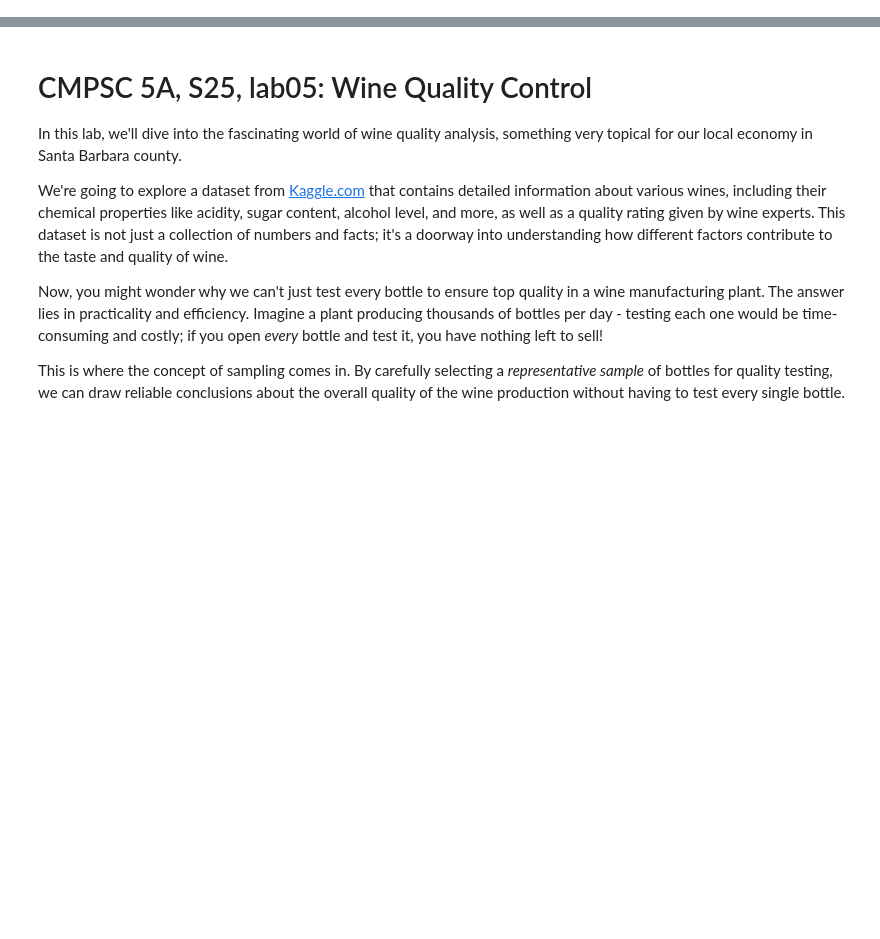
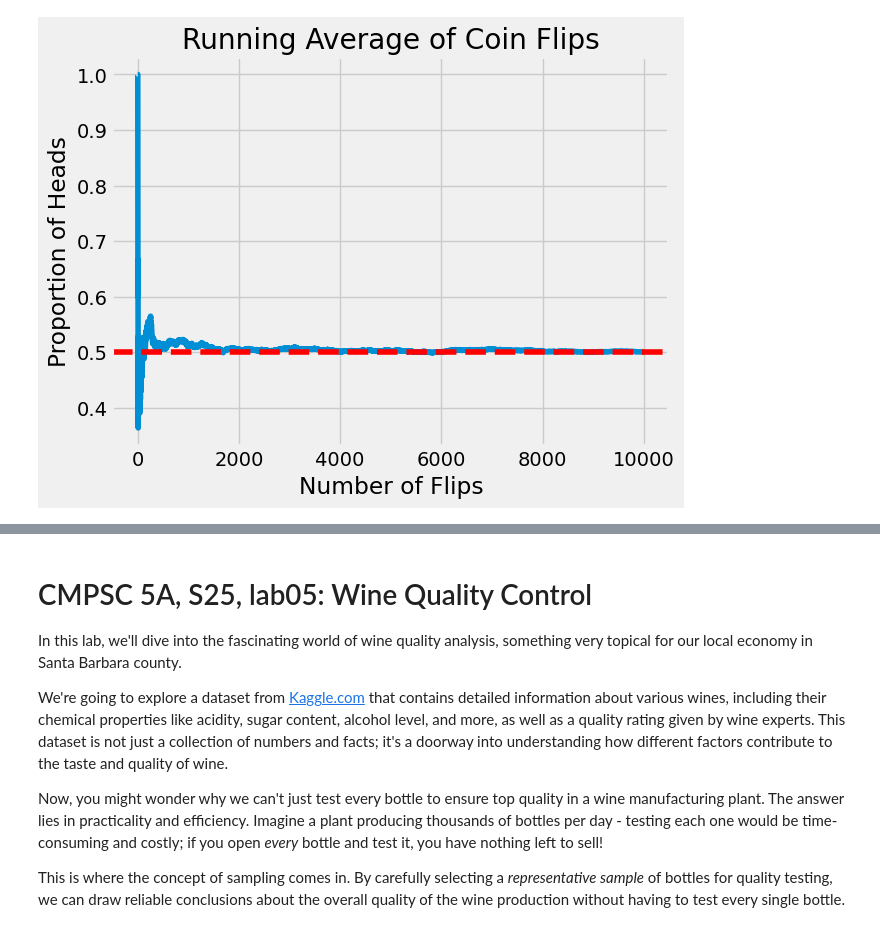
Before and after one commit to ucsb-ds/cmpsc5a-s25-students, a Jupyter notebook: labs/lab05/lab05.ipynb, the cells around one changed output, grey strips where cells are left out. Saved outputs shown, nothing was run; the diff lists cells and outputs as text; code cells hidden in the pictures; blank space fills up the shorter version.

```diff
--- a/labs/lab05/lab05.ipynb
+++ b/labs/lab05/lab05.ipynb
@@ -12,0 +67,19 @@ from IPython.display import display, Image
+# %%
+import numpy as np
+import matplotlib.pyplot as plt
+
+# Simulate 10,000 coin flips
+flips = np.random.choice([0, 1], size=10000)  # 0 = tails, 1 = heads
+
+# Compute running average
+running_avg = np.cumsum(flips) / np.arange(1, len(flips)+1)
+
+# Plot it
+plt.plot(running_avg)
+plt.axhline(0.5, color='red', linestyle='--')
+plt.title("Running Average of Coin Flips")
+plt.xlabel("Number of Flips")
+plt.ylabel("Proportion of Heads")
+plt.show()
+# %% [output]
+[figure, added]
```
Also changed, not shown: parts of 12 cells of this notebook.
